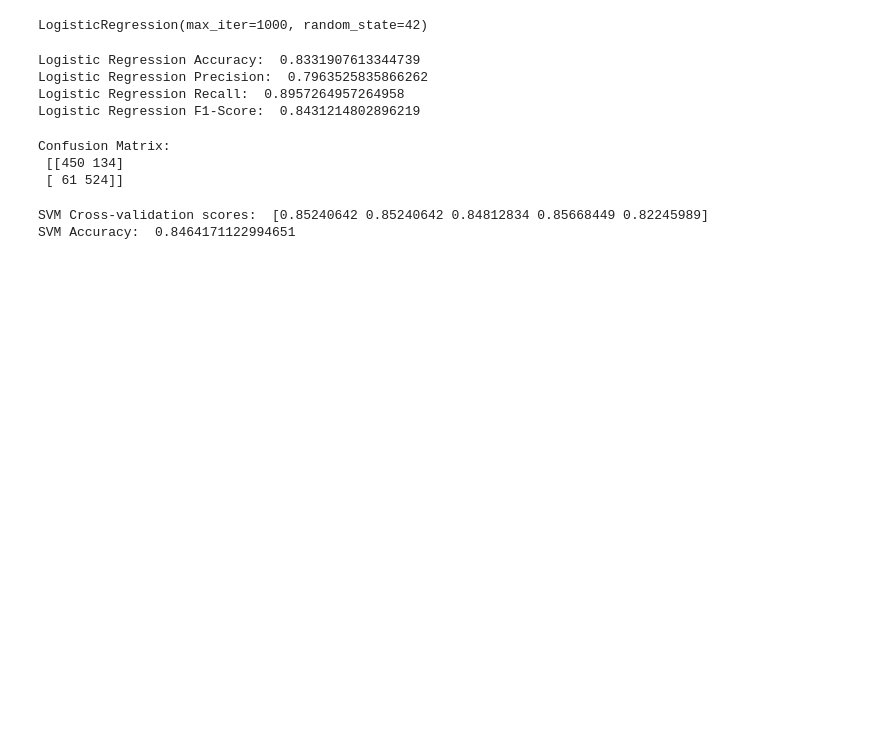
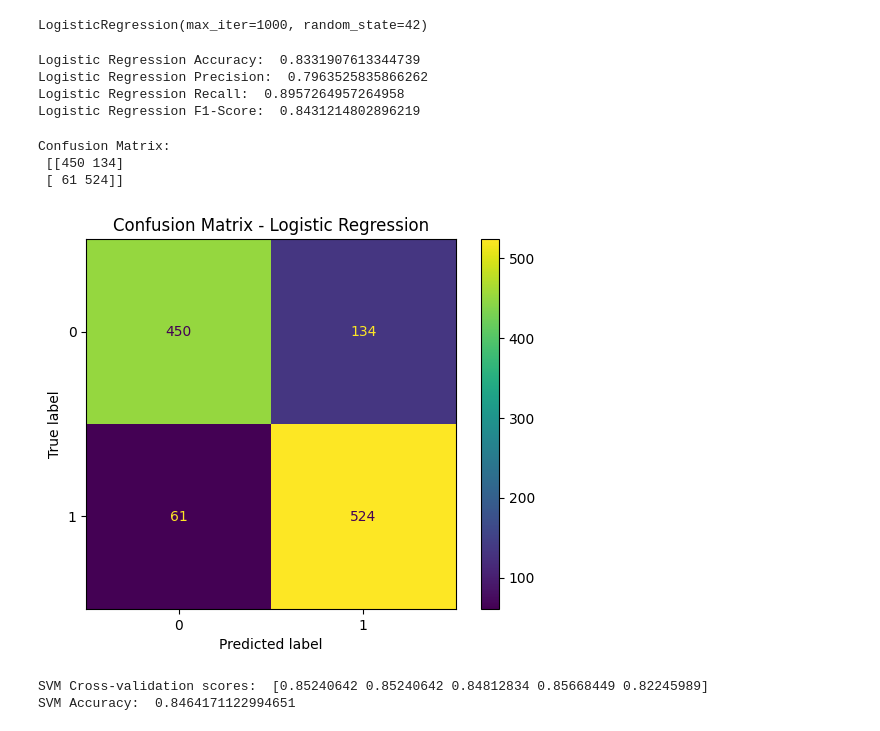
Before and after one commit to Ramadas7/Spotify-Hit-Predictor, a Jupyter notebook: notebook/spotify_hit_prediction.ipynb, the cells around one changed output. Drawn from its saved outputs; the diff is of its cells as text; code cells hidden in the pictures; blank space fills up the shorter version.

Commit message:
Added the confusion matrices and saved the Random_forest model along with Scaler using joblib and comapred the outputs of original and loaded model

```diff
--- a/notebook/spotify_hit_prediction.ipynb
+++ b/notebook/spotify_hit_prediction.ipynb
@@ -524,10 +524,16 @@ Logistic Regression F1-Score:  0.8431214802896219
 # %%
 cm_lr=confusion_matrix(y_test, y_pred_lr)
 print("Confusion Matrix:\n", cm_lr)
+disp=ConfusionMatrixDisplay(confusion_matrix=cm_lr)
+disp.plot()
+plt.title("Confusion Matrix - Logistic Regression")
+plt.savefig("C:\\Users\\kotip\\Desktop\\Spotify_Hit _Prediction\\results\\confusion_matrices\\confusion_matrix_lr.png", dpi=300, bbox_inches='tight')
+plt.show()
 # %% [output]
 Confusion Matrix:
  [[450 134]
  [ 61 524]]
+[figure, added]
 # %%
 results.append({
     'Model': 'Logistic Regression',
```
Also changed, not shown: parts of 9 cells of this notebook, 5 other files.
